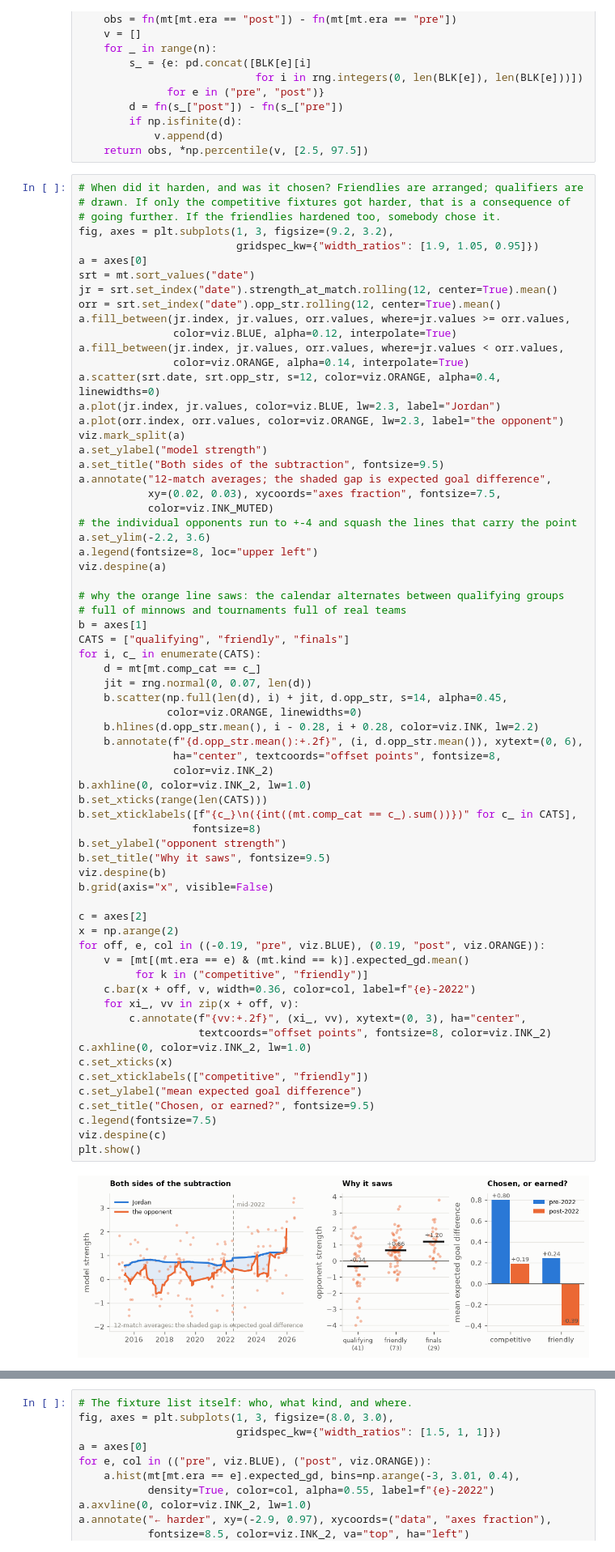
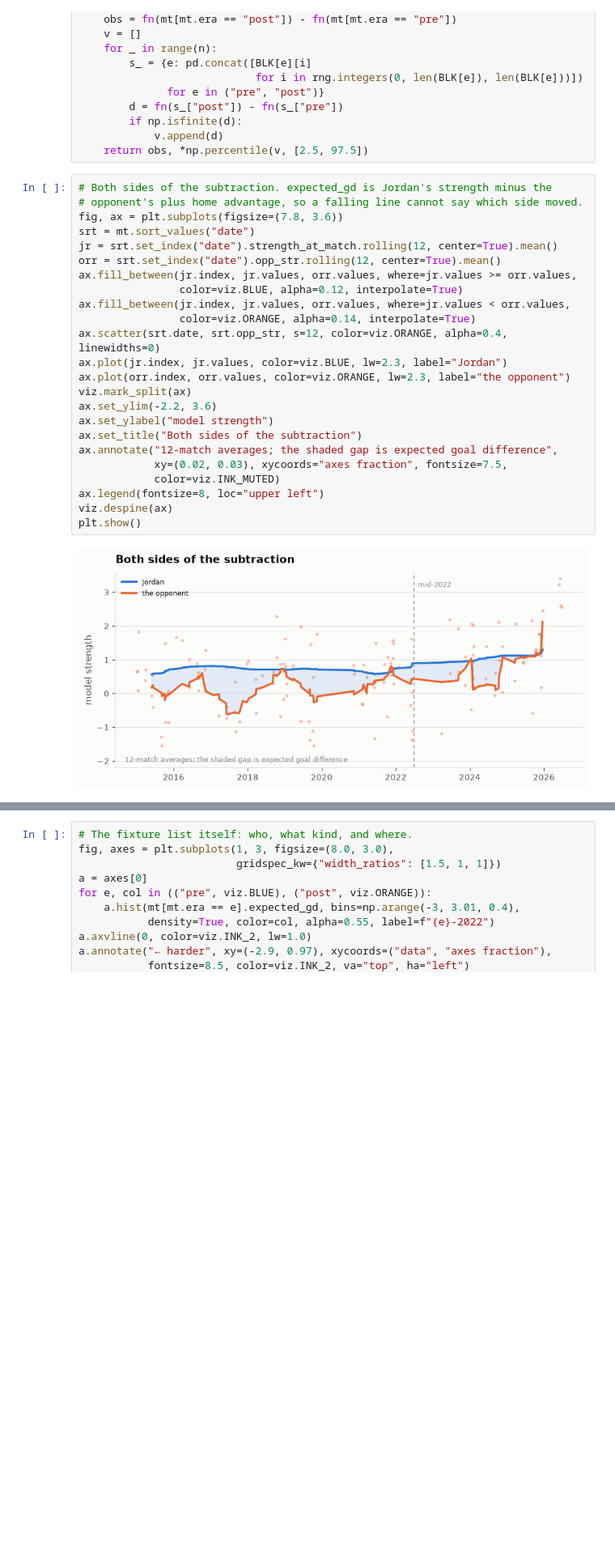
Before and after one commit to mqedan217/jordan-football-strength, a Jupyter notebook: notebooks/03_where_the_goals_came_from.ipynb, the cells around one changed output, grey strips where cells are left out. Shown at 81% size. Saved outputs shown, nothing was run; the diff lists cells and outputs as text; blank space fills up the shorter version.

```diff
--- a/notebooks/03_where_the_goals_came_from.ipynb
+++ b/notebooks/03_where_the_goals_came_from.ipynb
@@ -722,71 +722,28 @@ def blk_boot(fn, n=3000):
             v.append(d)
     return obs, *np.percentile(v, [2.5, 97.5])
 # %%
-# When did it harden, and was it chosen? Friendlies are arranged; qualifiers are
-# drawn. If only the competitive fixtures got harder, that is a consequence of
-# going further. If the friendlies hardened too, somebody chose it.
-fig, axes = plt.subplots(1, 3, figsize=(9.2, 3.2),
-                         gridspec_kw={"width_ratios": [1.9, 1.05, 0.95]})
-a = axes[0]
+# Both sides of the subtraction. expected_gd is Jordan's strength minus the
+# opponent's plus home advantage, so a falling line cannot say which side moved.
+fig, ax = plt.subplots(figsize=(7.8, 3.6))
 srt = mt.sort_values("date")
 jr = srt.set_index("date").strength_at_match.rolling(12, center=True).mean()
 orr = srt.set_index("date").opp_str.rolling(12, center=True).mean()
-a.fill_between(jr.index, jr.values, orr.values, where=jr.values >= orr.values,
-               color=viz.BLUE, alpha=0.12, interpolate=True)
-a.fill_between(jr.index, jr.values, orr.values, where=jr.values < orr.values,
-               color=viz.ORANGE, alpha=0.14, interpolate=True)
-a.scatter(srt.date, srt.opp_str, s=12, color=viz.ORANGE, alpha=0.4, linewidths=0)
-a.plot(jr.index, jr.values, color=viz.BLUE, lw=2.3, label="Jordan")
-a.plot(orr.index, orr.values, color=viz.ORANGE, lw=2.3, label="the opponent")
-viz.mark_split(a)
-a.set_ylabel("model strength")
-a.set_title("Both sides of the subtraction", fontsize=9.5)
-a.annotate("12-match averages; the shaded gap is expected goal difference",
-           xy=(0.02, 0.03), xycoords="axes fraction", fontsize=7.5,
-           color=viz.INK_MUTED)
-# the individual opponents run to +-4 and squash the lines that carry the point
-a.set_ylim(-2.2, 3.6)
-a.legend(fontsize=8, loc="upper left")
-viz.despine(a)
-
-# why the orange line saws: the calendar alternates between qualifying groups
-# full of minnows and tournaments full of real teams
-b = axes[1]
-CATS = ["qualifying", "friendly", "finals"]
-for i, c_ in enumerate(CATS):
-    d = mt[mt.comp_cat == c_]
-    jit = rng.normal(0, 0.07, len(d))
-    b.scatter(np.full(len(d), i) + jit, d.opp_str, s=14, alpha=0.45,
-              color=viz.ORANGE, linewidths=0)
-    b.hlines(d.opp_str.mean(), i - 0.28, i + 0.28, color=viz.INK, lw=2.2)
-    b.annotate(f"{d.opp_str.mean():+.2f}", (i, d.opp_str.mean()), xytext=(0, 6),
-               ha="center", textcoords="offset points", fontsize=8,
-               color=viz.INK_2)
-b.axhline(0, color=viz.INK_2, lw=1.0)
-b.set_xticks(range(len(CATS)))
-b.set_xticklabels([f"{c_}\n({int((mt.comp_cat == c_).sum())})" for c_ in CATS],
-                  fontsize=8)
-b.set_ylabel("opponent strength")
-b.set_title("Why it saws", fontsize=9.5)
-viz.despine(b)
-b.grid(axis="x", visible=False)
-
-c = axes[2]
-x = np.arange(2)
-for off, e, col in ((-0.19, "pre", viz.BLUE), (0.19, "post", viz.ORANGE)):
-    v = [mt[(mt.era == e) & (mt.kind == k)].expected_gd.mean()
-         for k in ("competitive", "friendly")]
-    c.bar(x + off, v, width=0.36, color=col, label=f"{e}-2022")
-    for xi_, vv in zip(x + off, v):
-        c.annotate(f"{vv:+.2f}", (xi_, vv), xytext=(0, 3), ha="center",
-                   textcoords="offset points", fontsize=8, color=viz.INK_2)
-c.axhline(0, color=viz.INK_2, lw=1.0)
-c.set_xticks(x)
-c.set_xticklabels(["competitive", "friendly"])
-c.set_ylabel("mean expected goal difference")
-c.set_title("Chosen, or earned?", fontsize=9.5)
-c.legend(fontsize=7.5)
-viz.despine(c)
+ax.fill_between(jr.index, jr.values, orr.values, where=jr.values >= orr.values,
+                color=viz.BLUE, alpha=0.12, interpolate=True)
+ax.fill_between(jr.index, jr.values, orr.values, where=jr.values < orr.values,
+                color=viz.ORANGE, alpha=0.14, interpolate=True)
+ax.scatter(srt.date, srt.opp_str, s=12, color=viz.ORANGE, alpha=0.4, linewidths=0)
+ax.plot(jr.index, jr.values, color=viz.BLUE, lw=2.3, label="Jordan")
+ax.plot(orr.index, orr.values, color=viz.ORANGE, lw=2.3, label="the opponent")
+viz.mark_split(ax)
+ax.set_ylim(-2.2, 3.6)
+ax.set_ylabel("model strength")
+ax.set_title("Both sides of the subtraction")
+ax.annotate("12-match averages; the shaded gap is expected goal difference",
+            xy=(0.02, 0.03), xycoords="axes fraction", fontsize=7.5,
+            color=viz.INK_MUTED)
+ax.legend(fontsize=8, loc="upper left")
+viz.despine(ax)
 plt.show()
 # %% [output]
-[figure, old version]
+[figure, new version]
```
Also changed, not shown: parts of 7 cells of this notebook, 1 other file.
